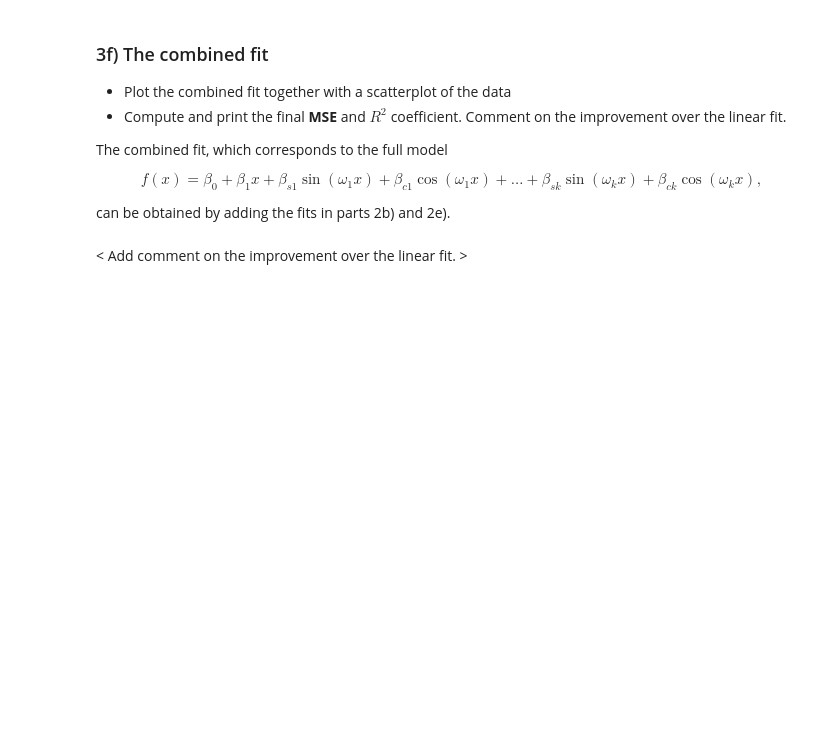
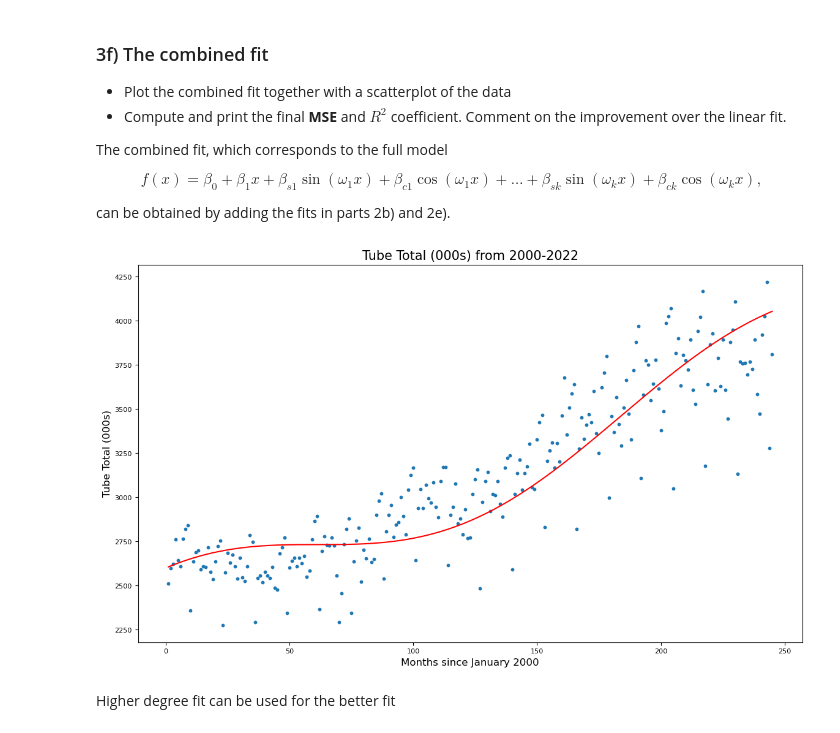
Before and after one commit to TK594/IB-Data-Science, a Jupyter notebook: Exercises/03 Exercise Notebook 3.ipynb, the cells around one changed output. Saved outputs shown, nothing was run; the diff lists cells and outputs as text; code cells hidden in the pictures; blank space fills up the shorter version.

```diff
--- a/Exercises/03 Exercise Notebook 3.ipynb
+++ b/Exercises/03 Exercise Notebook 3.ipynb
@@ -165,0 +184,12 @@ All numerical outputs should be displayed to three decimal places.
+# %%
+w = 2*math.pi*top_freqs_hz  # Freq. in rad/s corresponding to k* is w = 2.pi.k*/(NT)
+
+# Now form the X matrix with columns sin(wx) and cos(wx) for x in dates. First define its transpose
+beta_sc = []
+for i in w:
+    XT = np.vstack((np.sin(i*xvals), np.cos(i*xvals)))
+    X = np.transpose(XT)
+
+    beta_sc.append(list(np.linalg.inv(XT.dot(X)).dot(XT).dot(resid_lin))) # Calculating the least-squares coefficients
+
+print('The coefficients beta_s, beta_c are:', beta_sc)
@@ -180,2 +210,20 @@ can be obtained by adding the fits in parts 2b) and 2e).
-# %% [markdown]
-< Add comment on the improvement over the linear fit. >
+# %%
+# Your code here
+fit_combined = fit_lin
+for beta in beta_sc:
+    fit_combined = fit_combined + X.dot(beta)
+
+# Set parameters to make sure figures are large enough.
+plt.rcParams['figure.figsize'] = [14, 8]
+
+# Scatter plot of the data
+plt.scatter(xvals, yvals, s=10)
+plt.plot(xvals, fit_combined, 'r')
+plt.xlabel('Months since January 2000')
+plt.ylabel('Tube Total (000s)')
+plt.title('Tube Total (000s) from 2000-2022')
+plt.show()
+# %% [output]
+[figure, added]
+# %% [markdown]
+Higher degree fit can be used for the better fit
```
Also changed, not shown: parts of 10 cells of this notebook.
